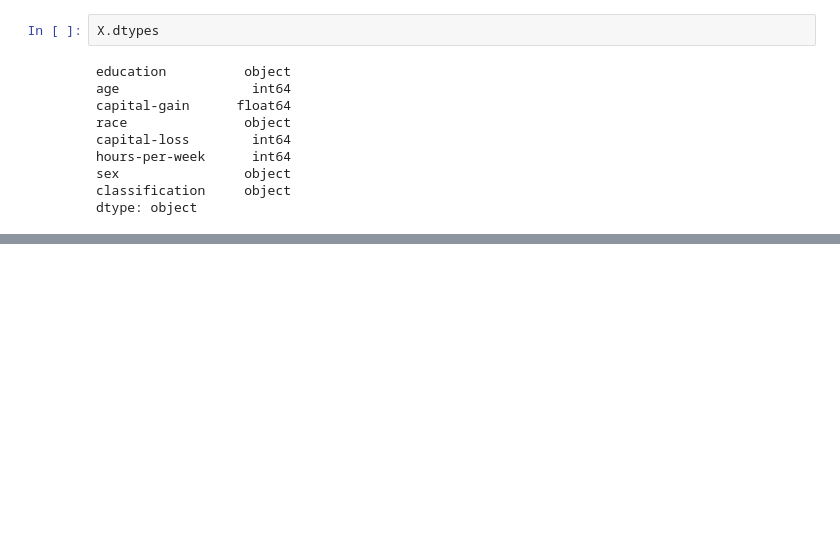
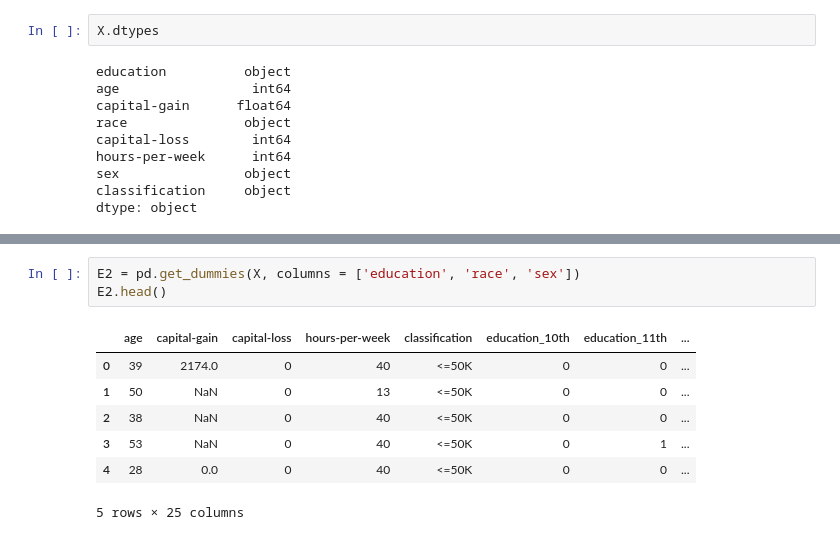
Before and after one commit to rongqingpin/Course_edX_PythonDataScience, a Jupyter notebook: Lab2_Features_DataWrangling/assignment5.ipynb, the cells around one changed output, grey strips where cells are left out. Drawn from its saved outputs; the diff is of its cells as text; blank space fills up the shorter version.

```diff
--- a/02_Features_DataWrangling/assignment5.ipynb
+++ b/Lab2_Features_DataWrangling/assignment5.ipynb
@@ -76,0 +75,11 @@ E2 = Y.astype("category", ordered = True, categories = Efeatures).cat.codes
+# %%
+E2 = pd.get_dummies(X, columns = ['education', 'race', 'sex'])
+E2.head()
+# %% [output]
+|  | age | capital-gain | capital-loss | hours-per-week | classification | education_10th | education_11th | ... |
+| 0 | 39 | 2174.0 | 0 | 40 | <=50K | 0 | 0 | ... |
+| 1 | 50 | NaN | 0 | 13 | <=50K | 0 | 0 | ... |
+| 2 | 38 | NaN | 0 | 40 | <=50K | 0 | 0 | ... |
+| 3 | 53 | NaN | 0 | 40 | <=50K | 0 | 1 | ... |
+| 4 | 28 | 0.0 | 0 | 40 | <=50K | 0 | 0 | ... |
+5 rows × 25 columns
```
Also changed, not shown: parts of 6 cells of this notebook, 8 other files.
